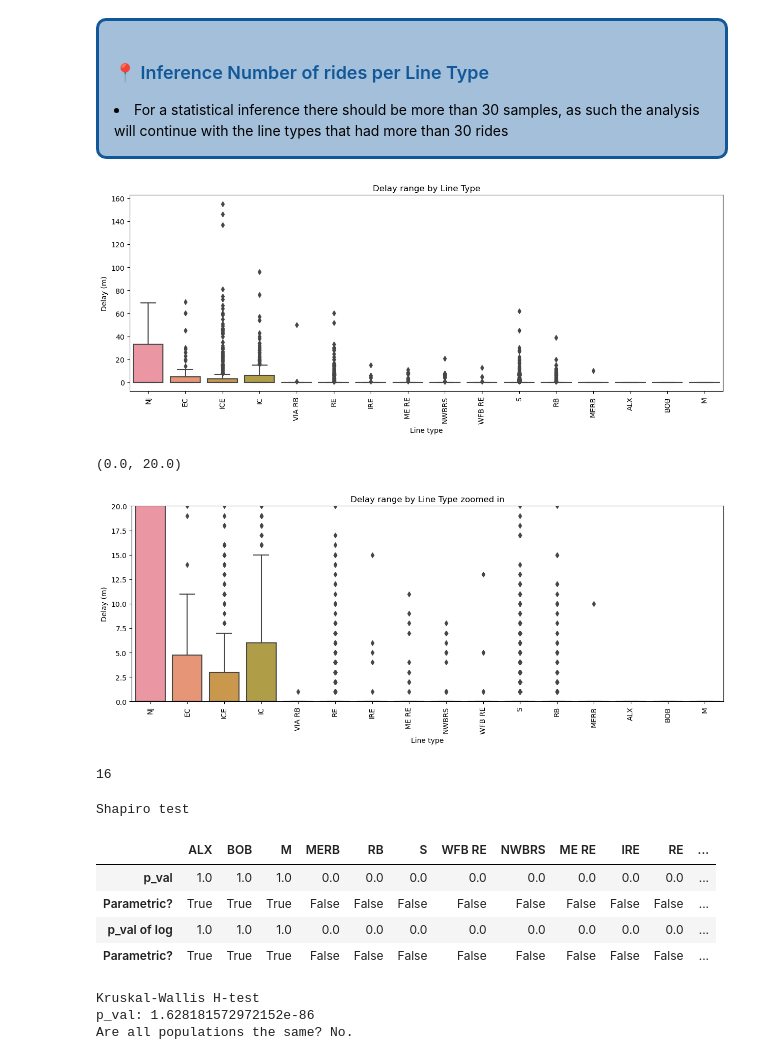
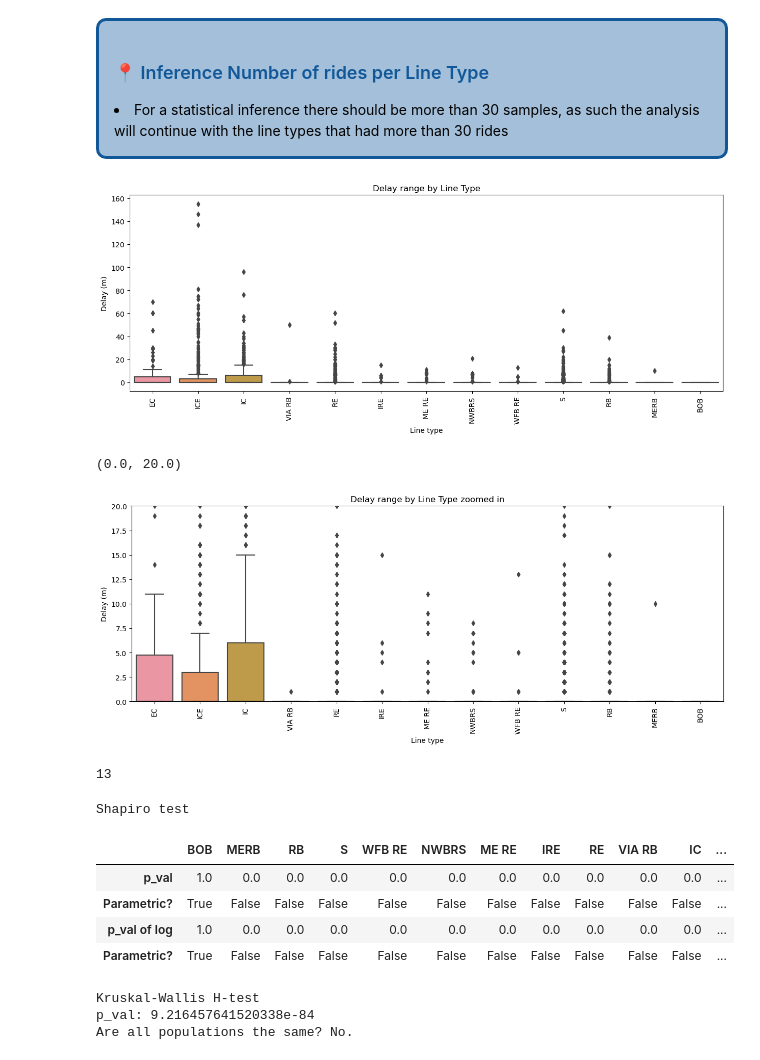
Before and after one commit to krugergui/db_train_dealys, a Jupyter notebook: data_exploration.ipynb, the cells around one changed output. Saved outputs shown, nothing was run; the diff lists cells and outputs as text; code cells hidden in the pictures.

```diff
--- a/data_exploration.ipynb
+++ b/data_exploration.ipynb
@@ -51,29 +51,36 @@ sns.lineplot()
 <li> For a statistical inference there should be more than 30 samples, as such the analysis will continue with the line types that had more than 30 rides
 </div>
 # %%
-mask_lines_with_more_than_x_rides = (df['line_type'].value_counts() > 20)
+mask_lines_with_more_than_x_rides = (df['line_type'].value_counts() > 30)
 lines_with_more_than_x_rides = mask_lines_with_more_than_x_rides[mask_lines_with_more_than_x_rides].index
 df_more_than_x_rides = df[df['line_type'].isin(lines_with_more_than_x_rides)]
 # %%
 fig,ax = plt.subplots(1,1, figsize=(15,5))
 
-sort_line_type_by_q75 = df_more_than_x_rides[['delay_in_minutes', 'line_type']].groupby('line_type').mean().sort_values(by='delay_in_minutes', ascending=False).index
+sort_line_type_by_q75 = (df_more_than_x_rides[['delay_in_minutes', 'line_type']].groupby('line_type')
+	.mean()
+	.sort_values(by='delay_in_minutes', ascending=False)
+	.index)
+
 sorted_df = df_more_than_x_rides.copy()
 sorted_df['line_type'] = pd.Categorical(sorted_df['line_type'], sort_line_type_by_q75)
 
-sns.boxplot(data=sorted_df, x='line_type', y='delay_in_minutes').set(title='Delay range by Line Type', ylabel='Delay (m)', xlabel='Line type')
+sns.boxplot(data=sorted_df, x='line_type', y='delay_in_minutes')\
+	.set(title='Delay range by Line Type', ylabel='Delay (m)', xlabel='Line type')
+
 ax.set_xticklabels(ax.get_xticklabels(), rotation = 90);
 # %% [output]
-[figure, old version]
+[figure, new version]
 # %%
 fig,ax = plt.subplots(1,1, figsize=(15,5))
 
-sns.boxplot(data=sorted_df, x='line_type', y='delay_in_minutes').set(title='Delay range by Line Type zoomed in', ylabel='Delay (m)', xlabel='Line type')
+sns.boxplot(data=sorted_df, x='line_type', y='delay_in_minutes')\
+	.set(title='Delay range by Line Type zoomed in', ylabel='Delay (m)', xlabel='Line type')
 ax.set_xticklabels(ax.get_xticklabels(), rotation = 90);
 ax.set_ylim([0, 20])
 # %% [output]
 (0.0, 20.0)
-[figure, old version]
+[figure, new version]
 # %%
 array_delays = df_more_than_x_rides[['line_type', 'delay_in_minutes']]\
     .fillna(0)\
@@ -87,7 +94,7 @@ array_delays = {x:np.array(y)[~np.isnan(y)] for x, y in order.items()}
 
 len(array_delays)
 # %% [output]
-16
+13
 # %%
 df_array = [[],[],[],[]]
 
@@ -103,11 +110,11 @@ print('Shapiro test')
 pd.DataFrame(df_array, columns=array_delays.keys(), index=indexes)
 # %% [output]
 Shapiro test
-|  | ALX | BOB | M | MERB | RB | S | WFB RE | NWBRS | ME RE | IRE | RE | ... |
-| p_val | 1.0 | 1.0 | 1.0 | 0.0 | 0.0 | 0.0 | 0.0 | 0.0 | 0.0 | 0.0 | 0.0 | ... |
-| Parametric? | True | True | True | False | False | False | False | False | False | False | False | ... |
-| p_val of log | 1.0 | 1.0 | 1.0 | 0.0 | 0.0 | 0.0 | 0.0 | 0.0 | 0.0 | 0.0 | 0.0 | ... |
-| Parametric? | True | True | True | False | False | False | False | False | False | False | False | ... |
+|  | BOB | MERB | RB | S | WFB RE | NWBRS | ME RE | IRE | RE | VIA RB | IC | ... |
+| p_val | 1.0 | 0.0 | 0.0 | 0.0 | 0.0 | 0.0 | 0.0 | 0.0 | 0.0 | 0.0 | 0.0 | ... |
+| Parametric? | True | False | False | False | False | False | False | False | False | False | False | ... |
+| p_val of log | 1.0 | 0.0 | 0.0 | 0.0 | 0.0 | 0.0 | 0.0 | 0.0 | 0.0 | 0.0 | 0.0 | ... |
+| Parametric? | True | False | False | False | False | False | False | False | False | False | False | ... |
 # %%
 print('Kruskal-Wallis H-test')
 p_val_kruskal = stats.kruskal(*[array_delays[x] for x in array_delays]).pvalue
@@ -115,7 +122,7 @@ print('p_val:',p_val_kruskal)
 print('Are all populations the same?', 'No.' if p_val_kruskal < 0.05 else 'Yes.')
 # %% [output]
 Kruskal-Wallis H-test
-p_val: 1.628181572972152e-86
+p_val: 9.216457641520338e-84
 Are all populations the same? No.
 # %%
 def t_test_table(samples: dict):
```
Also changed, not shown: parts of 5 cells of this notebook.
